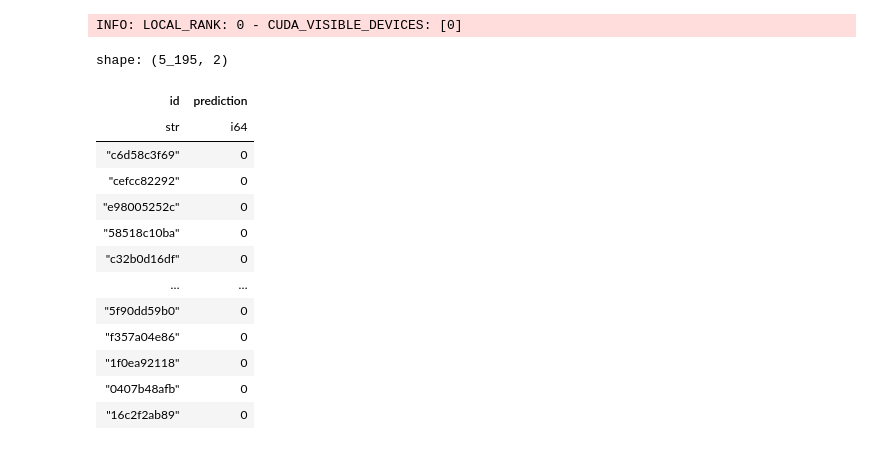
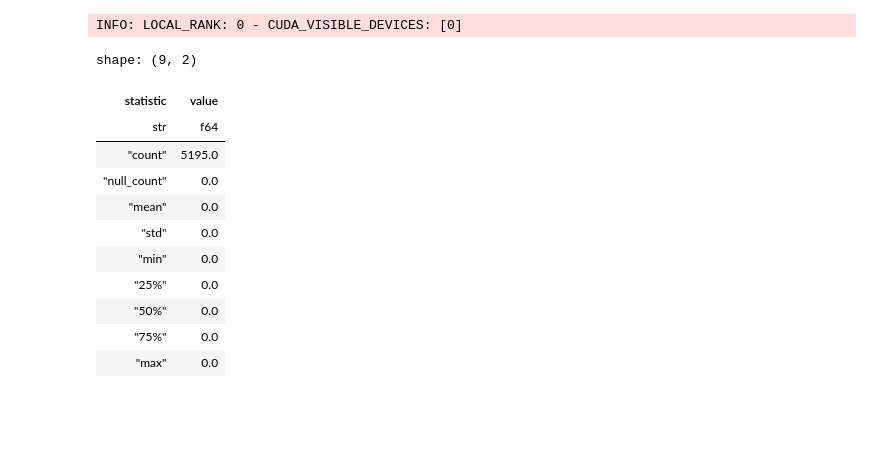
Before and after one commit to goin2crazy/roberta-text-classification-finetunig, a Jupyter notebook: congraditory-my-dear-watson-roberta-xlm-finetune.ipynb, the cells around one changed output. Cells and saved outputs as stored; diff of their text form; code cells hidden in the pictures; blank space fills up the shorter version.

```diff
--- a/congraditory-my-dear-watson-roberta-xlm-finetune.ipynb
+++ b/congraditory-my-dear-watson-roberta-xlm-finetune.ipynb
@@ -342,19 +372,17 @@ INFO: LOCAL_RANK: 0 - CUDA_VISIBLE_DEVICES: [0]
 submissions = pl.DataFrame({'id': test_df['id'].to_list()[:len(predictions_)], 'prediction': predictions_})
 submissions.write_csv("submission.csv")
 # %%
-pl.read_csv('submission.csv')
+pl.read_csv('submission.csv')['prediction'].describe()
 # %% [output]
-shape: (5_195, 2)
+shape: (9, 2)
-| id | prediction |
-| str | i64 |
-| "c6d58c3f69" | 0 |
-| "cefcc82292" | 0 |
-| "e98005252c" | 0 |
-| "58518c10ba" | 0 |
-| "c32b0d16df" | 0 |
-| … | … |
-| "5f90dd59b0" | 0 |
-| "f357a04e86" | 0 |
-| "1f0ea92118" | 0 |
-| "0407b48afb" | 0 |
-| "16c2f2ab89" | 0 |
+| statistic | value |
+| str | f64 |
+| "count" | 5195.0 |
+| "null_count" | 0.0 |
+| "mean" | 0.0 |
+| "std" | 0.0 |
+| "min" | 0.0 |
+| "25%" | 0.0 |
+| "50%" | 0.0 |
+| "75%" | 0.0 |
+| "max" | 0.0 |
```
Also changed, not shown: parts of 11 cells of this notebook.
